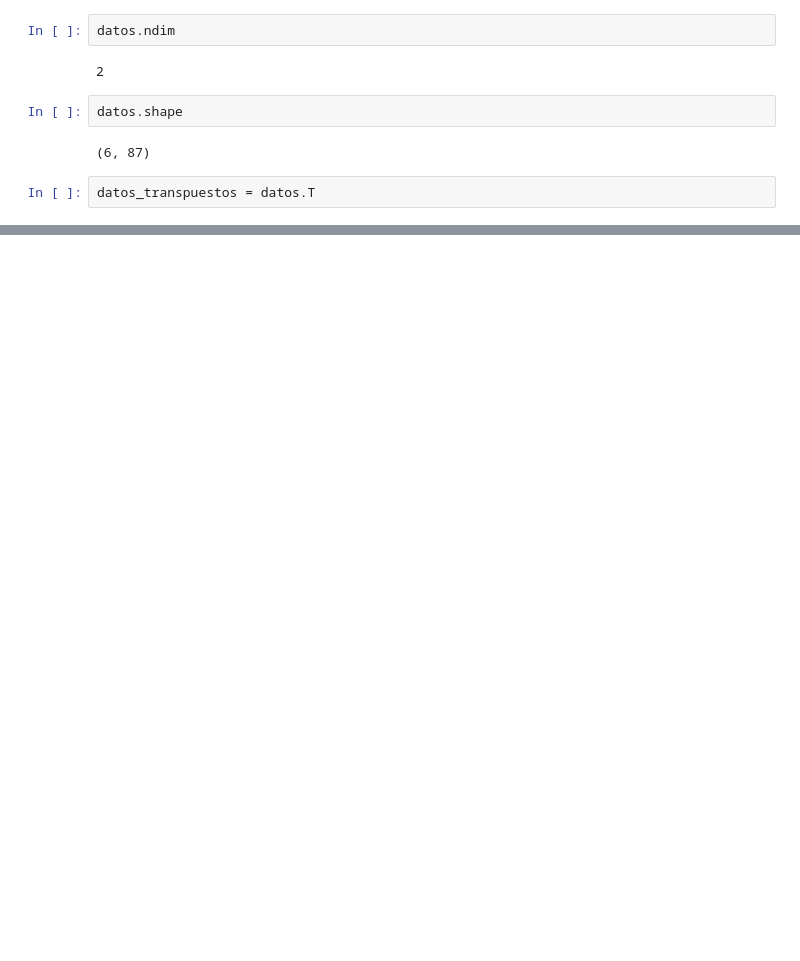
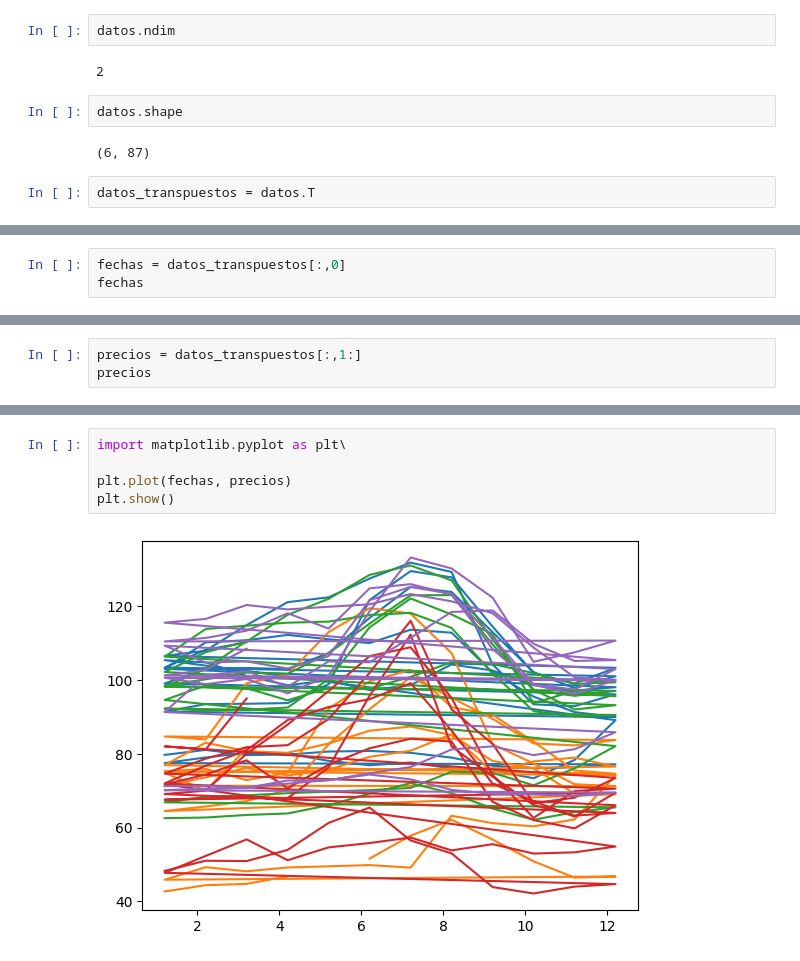
Before and after one commit to RubenAndreeB/AluraCourse, a Jupyter notebook: 02_NumPy_AnalisisNumericos/AnalisisNumerico_01.ipynb, the cells around one changed output, grey strips where cells are left out. Drawn from its saved outputs; the diff is of its cells as text; blank space fills up the shorter version.

Commit message:
Agregar visualizacion

```diff
--- a/02_NumPy_AnalisisNumericos/AnalisisNumerico_01.ipynb
+++ b/02_NumPy_AnalisisNumericos/AnalisisNumerico_01.ipynb
@@ -18,0 +37,3 @@ datos_transpuestos = datos.T
+# %%
+fechas = datos_transpuestos[:,0]
+fechas
@@ -18,0 +54,3 @@ datos_transpuestos = datos.T
+# %%
+precios = datos_transpuestos[:,1:]
+precios
@@ -18,0 +75,7 @@ datos_transpuestos = datos.T
+# %%
+import matplotlib.pyplot as plt\
+
+plt.plot(fechas, precios)
+plt.show()
+# %% [output]
+[figure, added]
```
Also changed, not shown: parts of 12 cells of this notebook.
